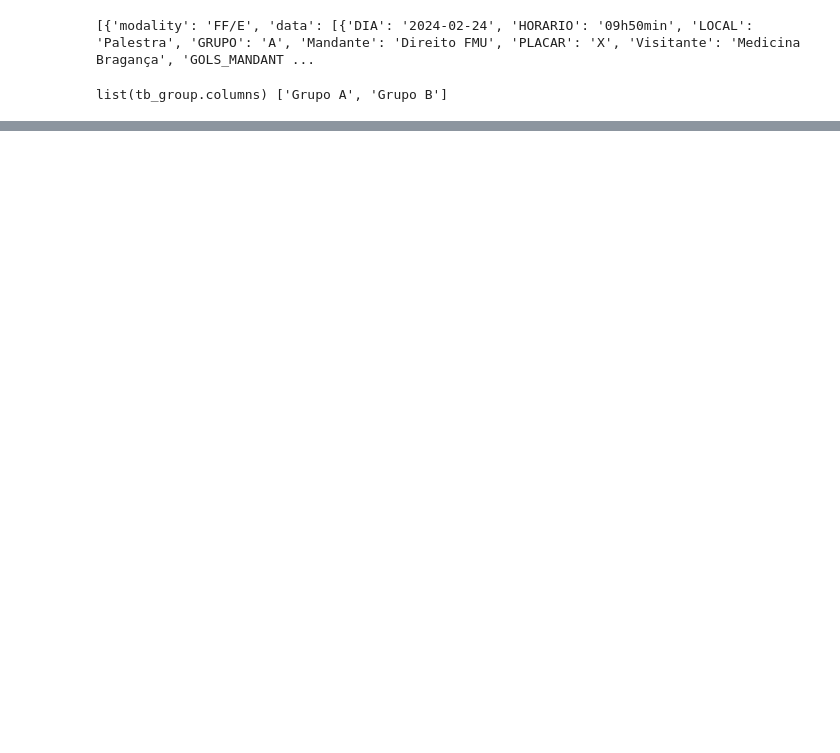
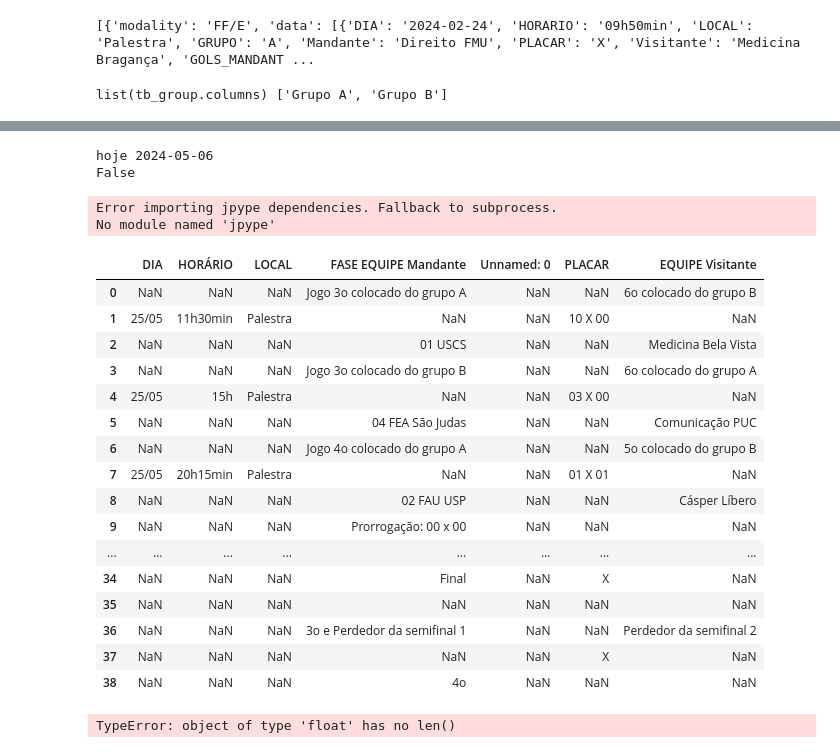
Before and after one commit to Vini9-9/NDU, a Jupyter notebook: teste.ipynb, the cells around one changed output, grey strips where cells are left out. Cells and saved outputs as stored; diff of their text form; code cells hidden in the pictures; blank space fills up the shorter version.

```diff
--- a/teste.ipynb
+++ b/teste.ipynb
@@ -132,0 +321,7 @@ list(tb_group.columns) ['Grupo A', 'Grupo B']
+# %%
+date = "2024-05-04"
+result = check_date_between_week(date)
+print(result)
+# %% [output]
+hoje 2024-05-06
+False
@@ -132,0 +391,37 @@ list(tb_group.columns) ['Grupo A', 'Grupo B']
+# %%
+import tabula
+tables = tabula.read_pdf("files/Boletim.pdf", pages=64)
+tables[0]
+# %% [output]
+Error importing jpype dependencies. Fallback to subprocess.
+No module named 'jpype'
+|  | DIA | HORÁRIO | LOCAL | FASE EQUIPE Mandante | Unnamed: 0 | PLACAR | EQUIPE Visitante |
+| 0 | NaN | NaN | NaN | Jogo 3o colocado do grupo A | NaN | NaN | 6o colocado do grupo B |
+| 1 | 25/05 | 11h30min | Palestra | NaN | NaN | 10 X 00 | NaN |
+| 2 | NaN | NaN | NaN | 01 USCS | NaN | NaN | Medicina Bela Vista |
+| 3 | NaN | NaN | NaN | Jogo 3o colocado do grupo B | NaN | NaN | 6o colocado do grupo A |
+| 4 | 25/05 | 15h | Palestra | NaN | NaN | 03 X 00 | NaN |
+| 5 | NaN | NaN | NaN | 04 FEA São Judas | NaN | NaN | Comunicação PUC |
+| 6 | NaN | NaN | NaN | Jogo 4o colocado do grupo A | NaN | NaN | 5o colocado do grupo B |
+| 7 | 25/05 | 20h15min | Palestra | NaN | NaN | 01 X 01 | NaN |
+| 8 | NaN | NaN | NaN | 02 FAU USP | NaN | NaN | Cásper Líbero |
+| 9 | NaN | NaN | NaN | Prorrogação: 00 x 00 | NaN | NaN | NaN |
+| ... | ... | ... | ... | ... | ... | ... | ... |
+| 34 | NaN | NaN | NaN | Final | NaN | X | NaN |
+| 35 | NaN | NaN | NaN | NaN | NaN | NaN | NaN |
+| 36 | NaN | NaN | NaN | 3o e Perdedor da semifinal 1 | NaN | NaN | Perdedor da semifinal 2 |
+| 37 | NaN | NaN | NaN | NaN | NaN | X | NaN |
+| 38 | NaN | NaN | NaN | 4o | NaN | NaN | NaN |
+# %%
+import pandas as pd
+
+def split_fase_equipe(df):
+    """Divide a coluna 'FASE EQUIPE Mandante' em 'FASE' e 'EQUIPE Mandante'."""
+    df['FASE'] = df['FASE EQUIPE Mandante'].apply(lambda x: x[:-24] if len(x) > 24 else '')
+    df['EQUIPE Mandante'] = df['FASE EQUIPE Mandante'].apply(lambda x: x[-24:] if len(x) > 24 else x)
+    return df
+
+df = pd.DataFrame(tables[0])
+print(split_fase_equipe(df))
+# %% [output]
+TypeError: object of type 'float' has no len()
```
Also changed, not shown: parts of 12 cells of this notebook, 15 other files.
